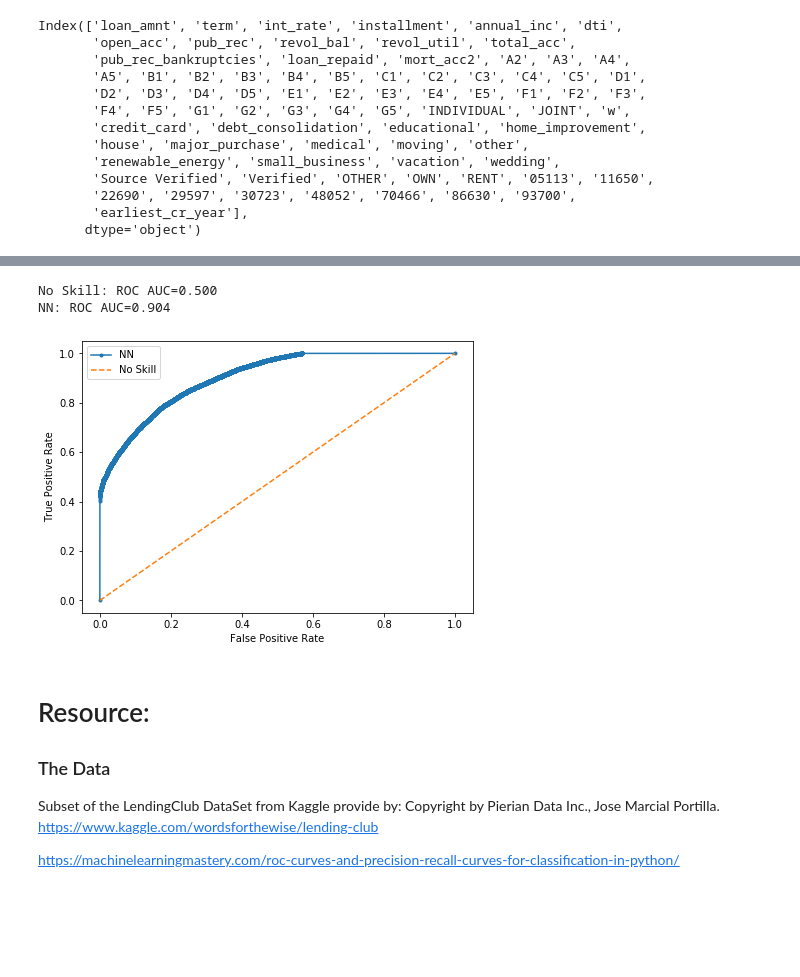
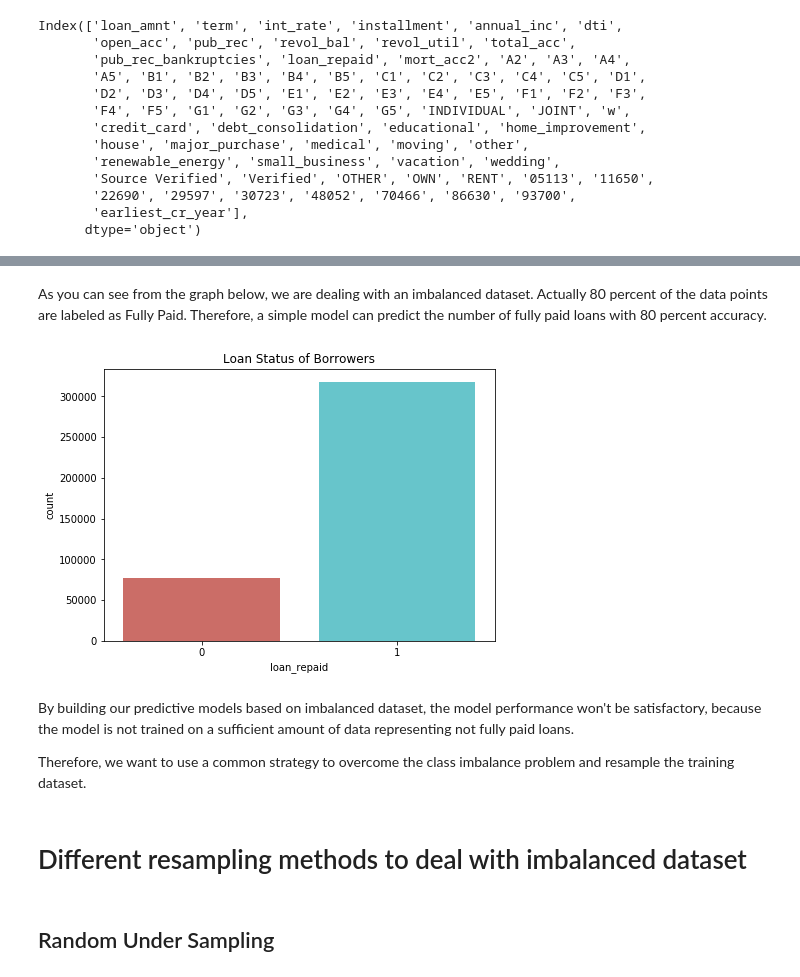
Before and after one commit to yasamanensafi/Loan_investment_prediction, a Jupyter notebook: Loan_investment_prediction.ipynb, the cells around one changed output, grey strips where cells are left out. Cells and saved outputs as stored; diff of their text form; code cells hidden in the pictures; blank space fills up the shorter version.

Commit message:
Add Resampling Methods

```diff
--- a/Loan_investment_prediction.ipynb
+++ b/Loan_investment_prediction.ipynb
@@ -464,8 +471,9 @@ None None
 # %%
 from sklearn.linear_model import LinearRegression
 # %%
-nan_mort_total_df = df[df['mort_acc'].isnull()][['mort_acc','total_acc']]
-not_nan_mort_total_df = df[df['mort_acc'].notnull()][['mort_acc','total_acc']]
+#loan_amnt, annual_inc
+nan_mort_total_df = df[df['mort_acc'].isnull()][['mort_acc','total_acc','loan_amnt','annual_inc']]
+not_nan_mort_total_df = df[df['mort_acc'].notnull()][['mort_acc','total_acc','loan_amnt','annual_inc']]
 # %%
 X_train= np.array(not_nan_mort_total_df['total_acc']).reshape(-1, 1)
 y_train= np.array(not_nan_mort_total_df['mort_acc']).reshape(-1, 1)
@@ -782,8 +669,0 @@ array([[0.6713062],
-# %%
-ns_auc = roc_auc_score(y_test, ns_probs)
-lr_auc = roc_auc_score(y_test, lr_probs)
-print('No Skill: ROC AUC=%.3f' % (ns_auc))
-print('NN: ROC AUC=%.3f' % (lr_auc))
-# %% [output]
-No Skill: ROC AUC=0.500
-NN: ROC AUC=0.904
@@ -793,20 +670,17 @@ lr_fpr, lr_tpr, _ = roc_curve(y_test, lr_probs)
-# %%
-pyplot.plot(lr_fpr, lr_tpr, marker='.', label='NN')
-pyplot.plot(ns_fpr, ns_tpr, linestyle='--', label='No Skill')
-# axis labels
-pyplot.xlabel('False Positive Rate')
-pyplot.ylabel('True Positive Rate')
-# show the legend
-pyplot.legend()
-# show the plot
-pyplot.show()
-# %% [output]
-[figure, removed]
-# %% [markdown]
-# Resource:
-### The Data
-
-Subset of the LendingClub DataSet from Kaggle provide by: Copyright by Pierian Data Inc., Jose Marcial Portilla.
-https://www.kaggle.com/wordsforthewise/lending-club
-
-https://machinelearningmastery.com/roc-curves-and-precision-recall-curves-for-classification-in-python/
+# %% [markdown]
+As you can see from the graph below, we are dealing with an imbalanced dataset.
+Actually 80 percent of the data points are labeled as Fully Paid. Therefore, a simple model can predict the number of fully paid loans with 80 percent accuracy.
+# %%
+sns.countplot(x=df['loan_repaid'],palette='hls')
+plt.title('Loan Status of Borrowers')
+plt.show()
+# %% [output]
+[figure, added]
+# %% [markdown]
+By building our predictive models based on imbalanced dataset, the model performance won't be satisfactory, because the model is not trained on a sufficient amount of data representing not fully paid loans.
+
+Therefore, we want to use a common strategy to overcome the class imbalance problem and resample the training dataset.
+# %% [markdown]
+# Different resampling methods to deal with imbalanced dataset
+# %% [markdown]
+## Random Under Sampling
```
Also changed, not shown: parts of 78 cells of this notebook.
